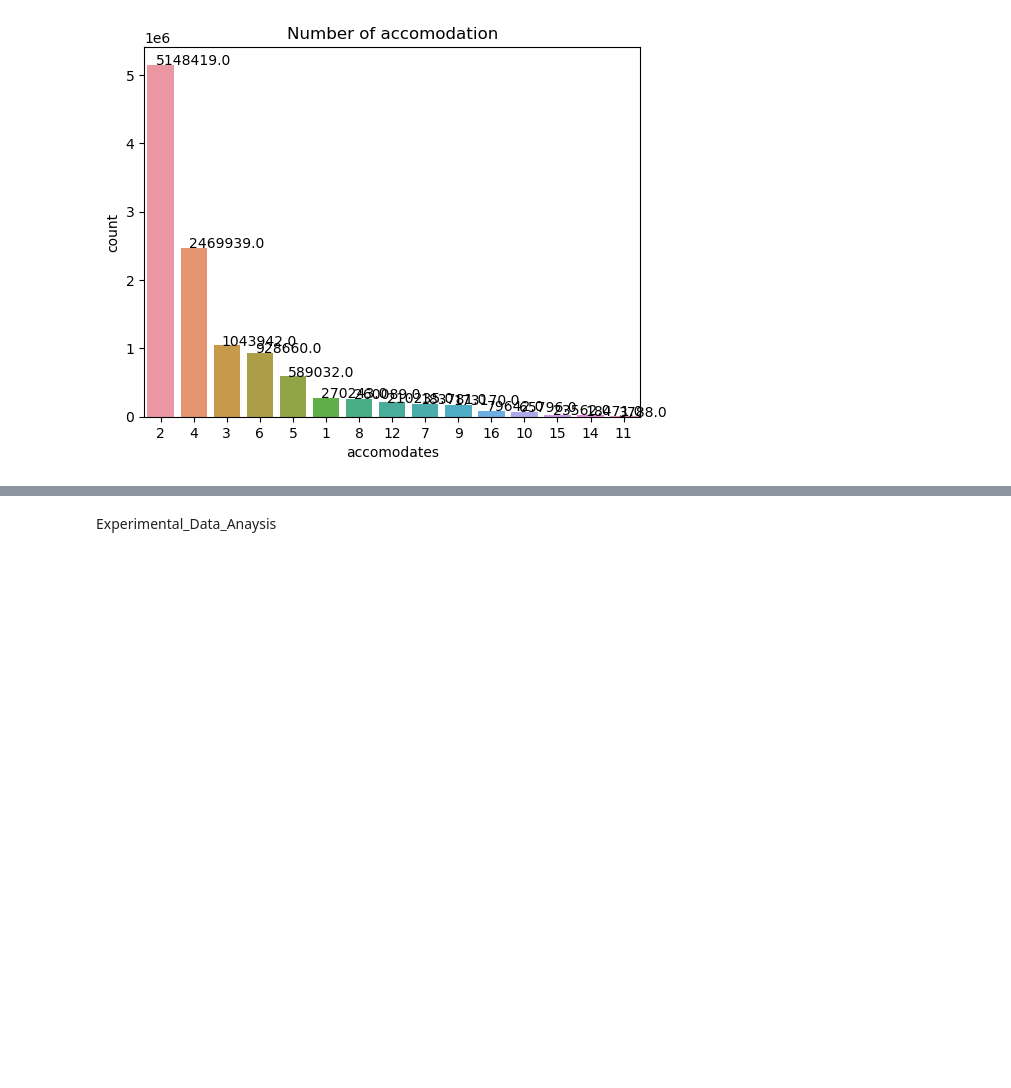
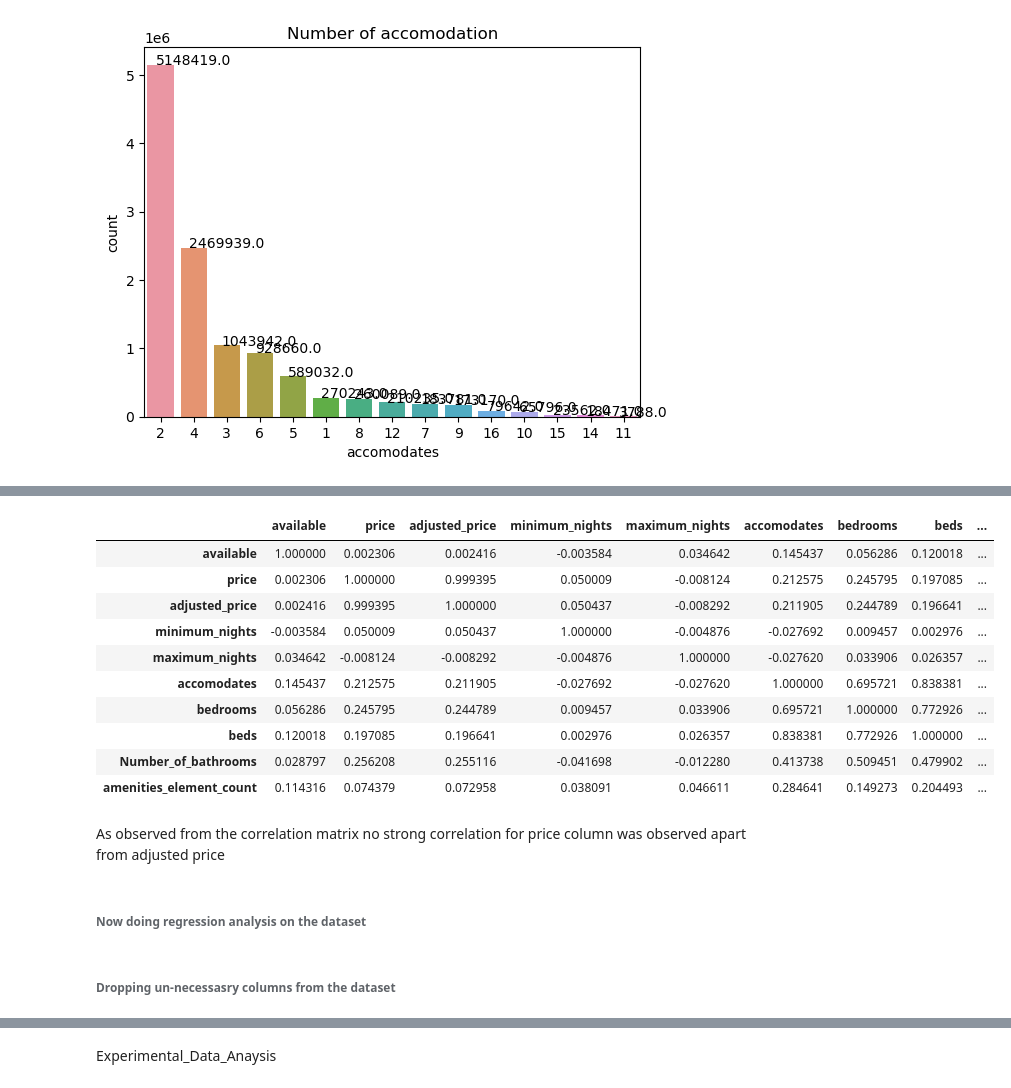
Before and after one commit to siroi97/HV_capstone_airbnb, a Jupyter notebook: Air_BNB_Python_file.ipynb, the cells around one changed output, grey strips where cells are left out. Saved outputs shown, nothing was run; the diff lists cells and outputs as text; code cells hidden in the pictures; blank space fills up the shorter version.

```diff
--- a/Air_BNB_Python_file.ipynb
+++ b/Air_BNB_Python_file.ipynb
@@ -558,5 +544,5 @@ listings['Number_of_bathrooms'].median()
 # %%
-listings['Number_of_bathrooms'].replace(['Half-bath', 'Private','Shared'], 1, inplace=True)
+listings['Number_of_bathrooms'].replace([0], 1, inplace=True)
 # %%
 listings['Number_of_bathrooms'].unique()
 # %% [output]
@@ -588,0 +590,7 @@ array([ 1.,  2.,  3.,  8.,  0.,  5.,  4.,  6., 15.,  7.])
+# %%
+def count_elements(lst):
+    return len(lst)
+
+listings['amenities_element_count'] = listings['amenities'].apply(count_elements)
+
+print(listings[['amenities_element_count','amenities']])
@@ -932,0 +988,22 @@ sns.histplot(data=Final_merge['adjusted_price'])
+# %%
+Final_merge[['available', 'price', 'adjusted_price',
+       'minimum_nights', 'maximum_nights', 'accomodates', 'bedrooms',
+       'beds', 'Number_of_bathrooms','amenities_element_count']].corr()
+# %% [output]
+|  | available | price | adjusted_price | minimum_nights | maximum_nights | accomodates | bedrooms | beds | ... |
+| available | 1.000000 | 0.002306 | 0.002416 | -0.003584 | 0.034642 | 0.145437 | 0.056286 | 0.120018 | ... |
+| price | 0.002306 | 1.000000 | 0.999395 | 0.050009 | -0.008124 | 0.212575 | 0.245795 | 0.197085 | ... |
+| adjusted_price | 0.002416 | 0.999395 | 1.000000 | 0.050437 | -0.008292 | 0.211905 | 0.244789 | 0.196641 | ... |
+| minimum_nights | -0.003584 | 0.050009 | 0.050437 | 1.000000 | -0.004876 | -0.027692 | 0.009457 | 0.002976 | ... |
+| maximum_nights | 0.034642 | -0.008124 | -0.008292 | -0.004876 | 1.000000 | -0.027620 | 0.033906 | 0.026357 | ... |
+| accomodates | 0.145437 | 0.212575 | 0.211905 | -0.027692 | -0.027620 | 1.000000 | 0.695721 | 0.838381 | ... |
+| bedrooms | 0.056286 | 0.245795 | 0.244789 | 0.009457 | 0.033906 | 0.695721 | 1.000000 | 0.772926 | ... |
+| beds | 0.120018 | 0.197085 | 0.196641 | 0.002976 | 0.026357 | 0.838381 | 0.772926 | 1.000000 | ... |
+| Number_of_bathrooms | 0.028797 | 0.256208 | 0.255116 | -0.041698 | -0.012280 | 0.413738 | 0.509451 | 0.479902 | ... |
+| amenities_element_count | 0.114316 | 0.074379 | 0.072958 | 0.038091 | 0.046611 | 0.284641 | 0.149273 | 0.204493 | ... |
+# %% [markdown]
+As observed from the correlation matrix no strong correlation for price column was observed apart from adjusted price
+# %% [markdown]
+###### Now doing regression analysis on the dataset
+# %% [markdown]
+###### Dropping un-necessasry columns from the dataset
```
Also changed, not shown: parts of 43 cells of this notebook.
